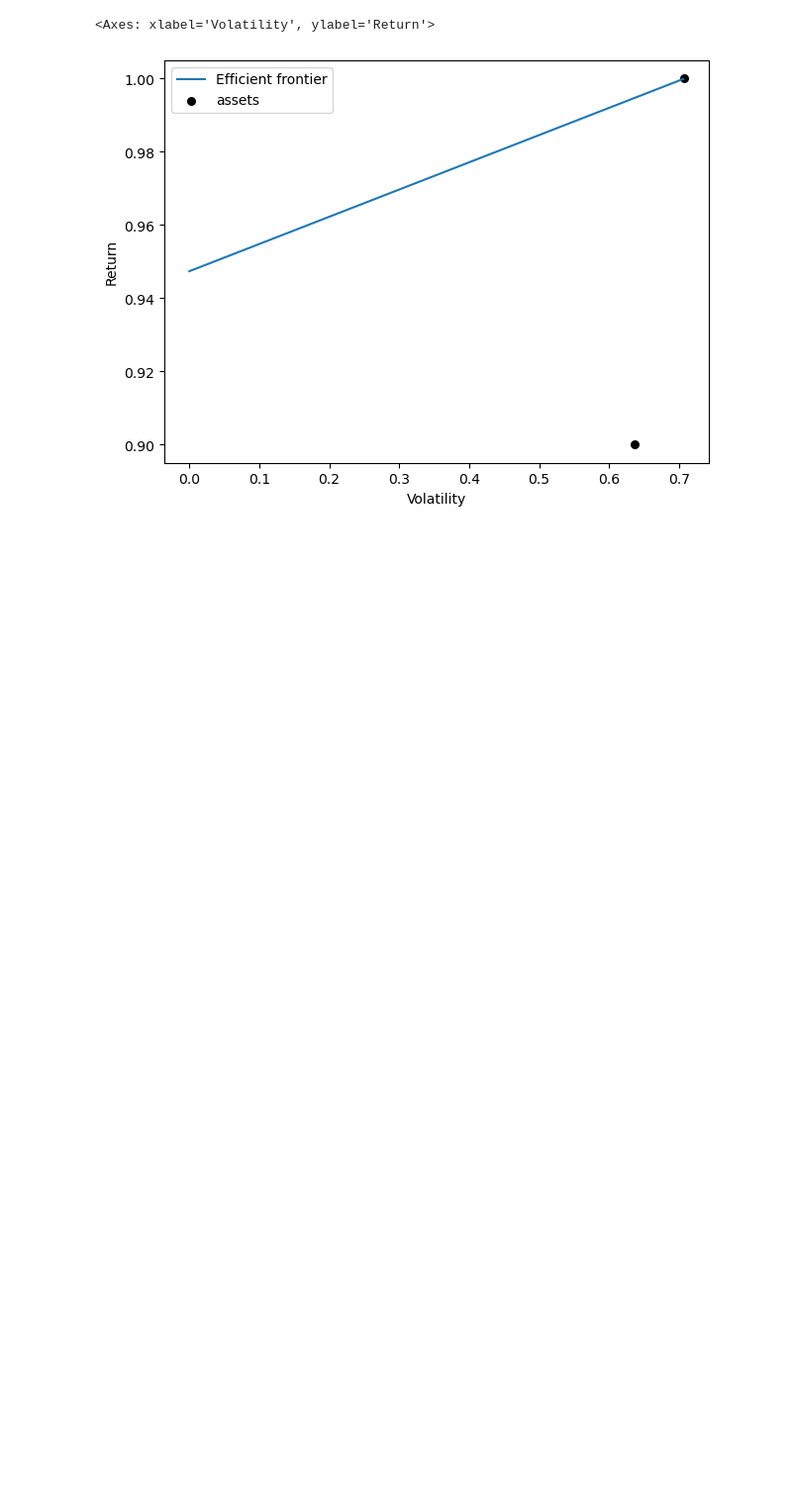
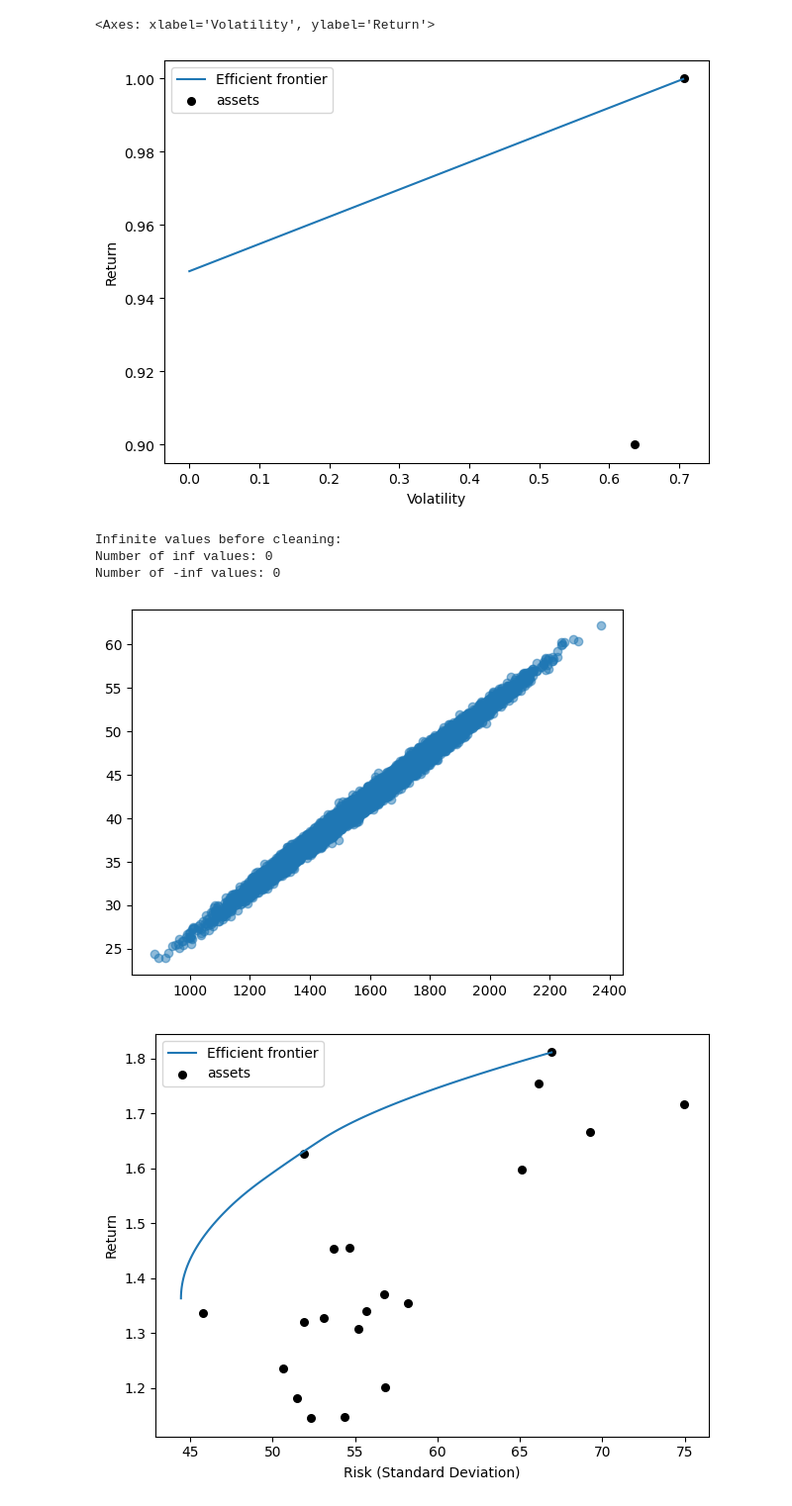
Before and after one commit to marchd1997/EDP_CRM_week, a Jupyter notebook: notebooks/exploration_prices.ipynb, the cells around one changed output. Shown at 99% size. Cells and saved outputs as stored; diff of their text form; code cells hidden in the pictures; blank space fills up the shorter version.

```diff
--- a/notebooks/exploration_prices.ipynb
+++ b/notebooks/exploration_prices.ipynb
@@ -86,7 +87,7 @@ df_revenue = pd.merge(production, last_y_prices, on=['hour','day','month'], how=
 df_revenue = df_revenue[['lat_lon','price','electricity','hour','day','month']]
 # %%
 # compute asset revenue
-df_revenue['revenue'] = df_revenue['price'] * df_revenue['electricity']
+df_revenue['revenue'] = (df_revenue['price'] * df_revenue['electricity']).round(3)
 df_revenue['year'] = 2019
 df_revenue['time_stamp'] = df_revenue[['year', 'month', 'day', 'hour']].apply(lambda s : datetime.datetime(*s),axis = 1)
 # %%
@@ -221,3 +204,5 @@ plot_efficient_frontier(ef, ax=ax, show_assets=True)
 [figure]
 # %%
 # TODO: utilitzar els 10 anys de preus?
+# %%
+hourly_returns = monthly_rev.pct_change().dropna()
@@ -223,0 +214,23 @@ plot_efficient_frontier(ef, ax=ax, show_assets=True)
+# %%
+# Assuming `hourly_returns` is a DataFrame with hourly returns for 20 assets
+hourly_returns = hourly_returns.replace([np.inf, -np.inf], 0)
+
+
+cov_matrix = hourly_returns.cov()
+expected_returns = hourly_returns.mean()
+# %%
+# Check for infinite values
+print("Infinite values before cleaning:")
+print(f"Number of inf values: {np.isinf(hourly_returns).sum().sum()}")
+print(f"Number of -inf values: {np.isneginf(hourly_returns).sum().sum()}")
+# %% [output]
+Infinite values before cleaning:
+Number of inf values: 0
+Number of -inf values: 0
+# %%
+
+# Generate random portfolios
+n_samples = 10000
+n_assets = hourly_returns.shape[1]
+weights = np.random.uniform(low=0, high=2, size=(n_samples, n_assets))
+# weights /= weights.sum(axis=1, keepdims=True)
@@ -223,0 +239,21 @@ plot_efficient_frontier(ef, ax=ax, show_assets=True)
+# %%
+
+# Calculate portfolio risk and return
+portfolio_returns = np.dot(weights, expected_returns)
+portfolio_risks = np.sqrt(np.einsum('ij,jk,ik->i', weights, cov_matrix, weights))
+
+# Plot random portfolios
+plt.scatter(portfolio_risks, portfolio_returns, alpha=0.5, label="Random Portfolios")
+
+# Optimize using pypfopt
+ef = EfficientFrontier(expected_returns, cov_matrix)
+fig, ax = plt.subplots()
+plotting.plot_efficient_frontier(ef, ax=ax, show_assets=True)
+
+plt.xlabel("Risk (Standard Deviation)")
+plt.ylabel("Return")
+plt.legend()
+plt.show()
+# %% [output]
+[figure, added]
+[figure, added]
```
Also changed, not shown: parts of 12 cells of this notebook, 1 other file.
